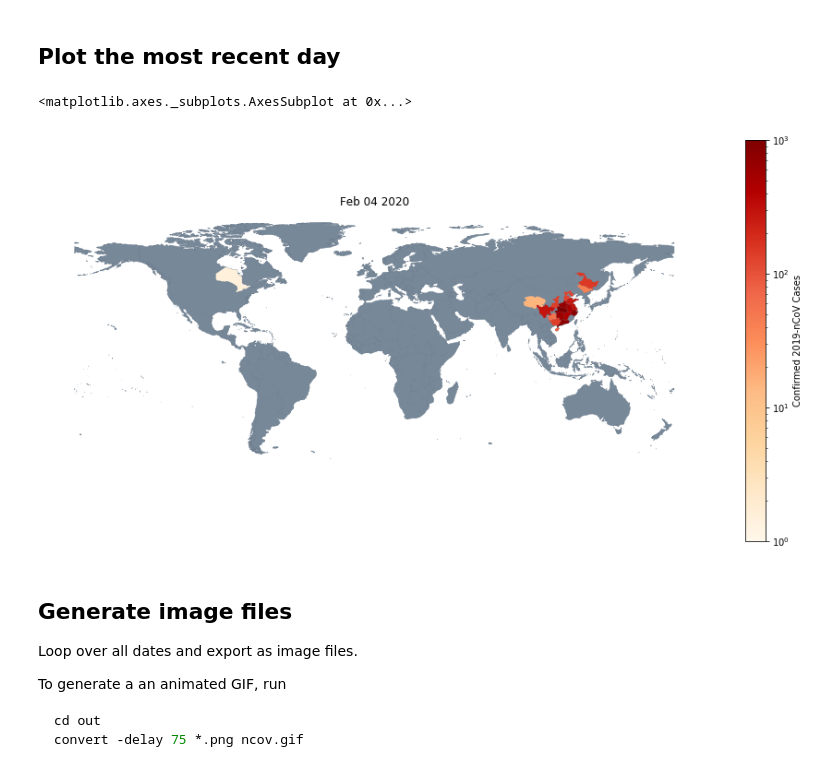
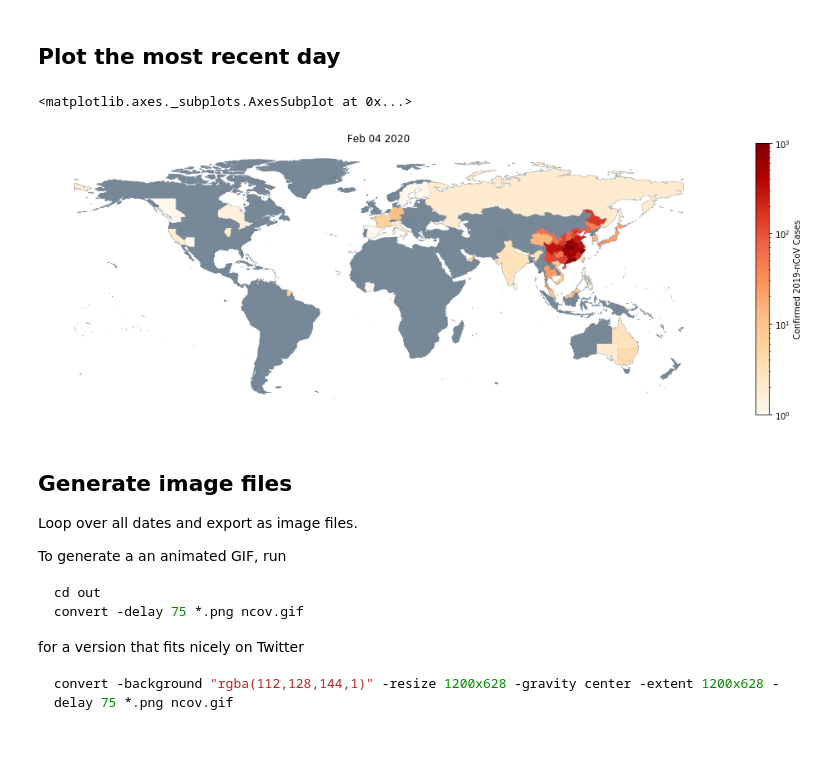
Before and after one commit to pdtyreus/coronavirus-ds, a Jupyter notebook: 2019 nCoV Spread.ipynb, the cells around one changed output. Saved outputs shown, nothing was run; the diff lists cells and outputs as text; code cells hidden in the pictures; blank space fills up the shorter version.

Commit message:
better handling of missing data
Change strategy to create one DataFrame with the locations as columns. This allows us to deal with holes in the data better by forward filling or interpolating

````diff
--- a/2019 nCoV Spread.ipynb
+++ b/2019 nCoV Spread.ipynb
@@ -84,3 +100,6 @@ Create a list of dates so we can loop through them later
 # %%
-dates = daily_confirmed['Last Update'].unique().tolist()
+dates = df['Last Update'].unique().tolist()
 dates.sort()
+
+date_rng = pd.date_range(start=dates[0], end=dates[len(dates)-1], freq='D')
+date_rng
@@ -105,0 +118,14 @@ Select the data from the first day
+# %%
+location_timeseries = {}
+location_details = {}
+for location in locations:
+    values = df[df['Location'] == location]
+    ldf = values.set_index('Last Update').resample('D').mean()
+    ldf = ldf.reindex(index=date_rng)
+    location_timeseries[location] = ldf.fillna(method='ffill')
+    #location_timeseries[location] = ldf.interpolate()
+    location_details[location] = {
+        'Province/State':values.iloc[0]['Province/State'],
+        'Country/Region':values.iloc[0]['Country/Region']}
+
+location_timeseries['Japan']
@@ -105,0 +153,7 @@ Select the data from the first day
+# %%
+daily_confirmed = pd.DataFrame(index=date_rng,columns=locations)
+
+for location in locations:
+    daily_confirmed[location] = location_timeseries[location]
+
+daily_confirmed[['Russia','Japan','Hong Kong, Hong Kong','Hubei, Mainland China']]
@@ -105,0 +181,11 @@ Select the data from the first day
+# %%
+def build_df_for_datetime(d):
+    day_df = pd.DataFrame(daily_confirmed.loc[d])
+    day_df.columns = ['Confirmed']
+    day_df[['Province/State','Country/Region']] = day_df.apply(lambda x: pd.Series(location_details[x.name]), axis=1)
+    day_df.dropna(subset=['Confirmed'], inplace=True)
+    return day_df
+
+d = date_rng[0]
+day_df = build_df_for_datetime(d)
+day_df
@@ -155,30 +260,30 @@ ncov.plot(
 # %% [markdown]
 ## Plot the most recent day
 # %%
-fig, ax = plt.subplots(figsize=(16, 8))
+fig, ax = plt.subplots(figsize=(18, 6))
 
 world.plot(
     ax=ax,
     color = "lightslategray",
     edgecolor = "slategray",
     linewidth = 0.5);
 ax.axis('off')
 
-d = pd.to_datetime(dates[len(dates)-1])
+d = date_rng[len(date_rng)-1]
 ax.set_title(d.strftime("%b %d %Y"))
-day_df = daily_confirmed.loc[d]
+day_df = build_df_for_datetime(d)
 ncov = build_ncov_geodf(day_df)
 
 ncov.plot(
     ax=ax,
     column='Confirmed',
     norm=colors.LogNorm(vmin=1, vmax=1000),
     legend=True,
     legend_kwds={'label': "Confirmed 2019-nCoV Cases"},
     cmap='OrRd')
 # %% [output]
 <matplotlib.axes._subplots.AxesSubplot at 0x...>
-[figure, old version]
+[figure, new version]
 # %% [markdown]
 ## Generate image files
 
@@ -190,6 +295,11 @@ To generate a an animated GIF, run
 cd out
 convert -delay 75 *.png ncov.gif
 ```
+
+for a version that fits nicely on Twitter
+```sh
+convert -background "rgba(112,128,144,1)" -resize 1200x628 -gravity center -extent 1200x628 -delay 75 *.png ncov.gif
+```
 # %%
 COLOR = 'white'
 plt.rcParams['text.color'] = COLOR
````
Also changed, not shown: parts of 24 cells of this notebook, 4 other files.
